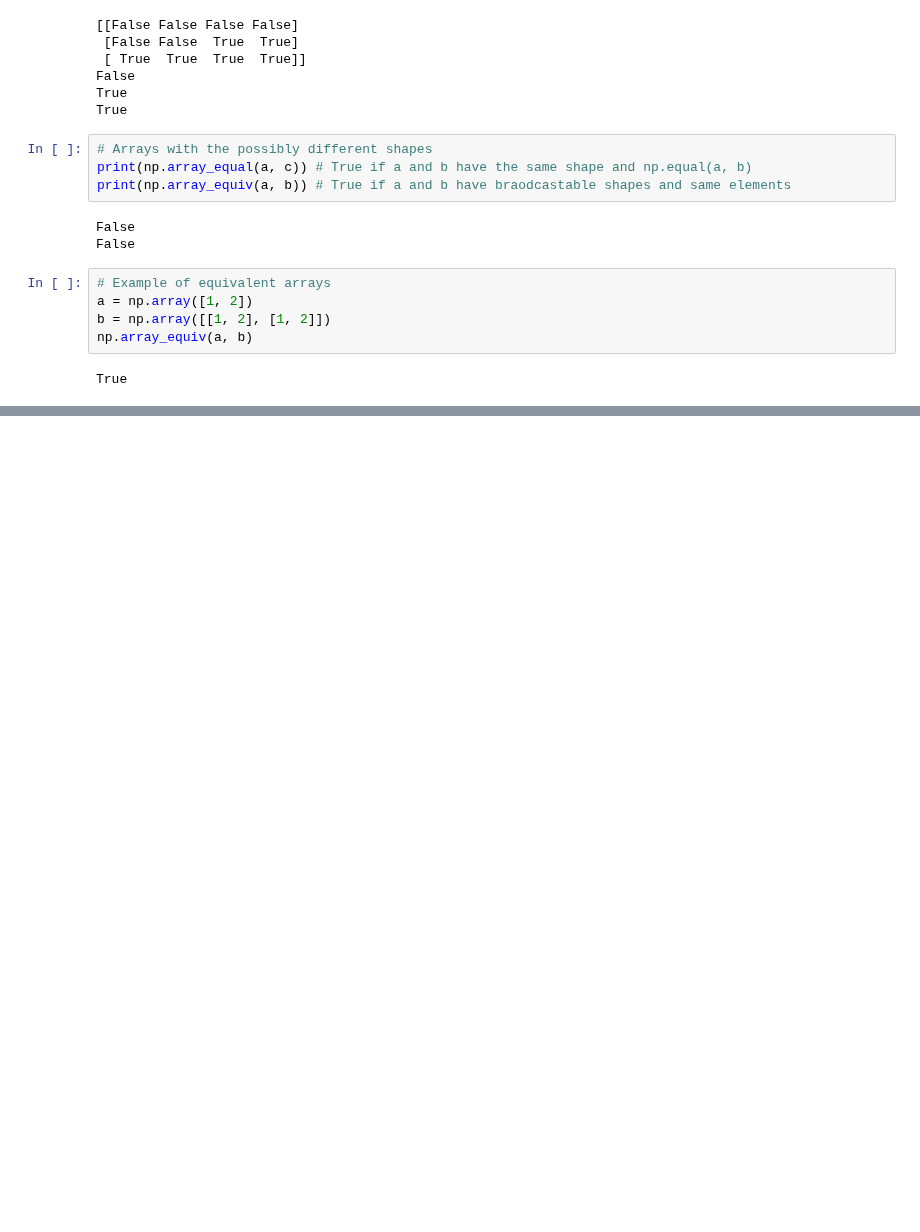
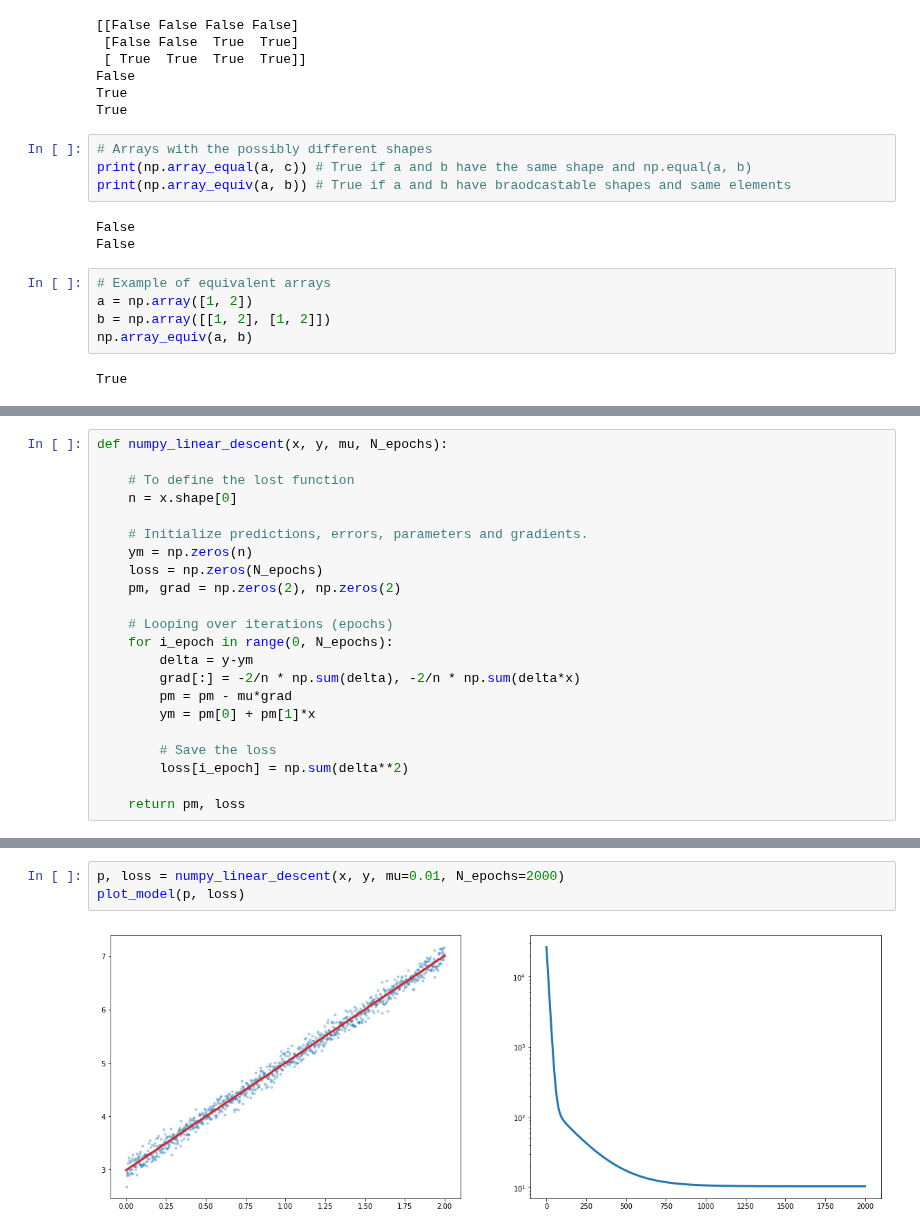
Before and after one commit to rmadar/lecture-python, a Jupyter notebook: lectures/2-NumpyIntroduction.ipynb, the cells around one changed output, grey strips where cells are left out. Drawn from its saved outputs; the diff is of its cells as text; blank space fills up the shorter version.

```diff
--- a/lectures/2-NumpyIntroduction.ipynb
+++ b/lectures/2-NumpyIntroduction.ipynb
@@ -514,0 +609,22 @@ True
+# %%
+def numpy_linear_descent(x, y, mu, N_epochs):
+
+    # To define the lost function
+    n = x.shape[0]
+
+    # Initialize predictions, errors, parameters and gradients.
+    ym = np.zeros(n)
+    loss = np.zeros(N_epochs)
+    pm, grad = np.zeros(2), np.zeros(2)
+
+    # Looping over iterations (epochs)
+    for i_epoch in range(0, N_epochs):
+        delta = y-ym
+        grad[:] = -2/n * np.sum(delta), -2/n * np.sum(delta*x)
+        pm = pm - mu*grad
+        ym = pm[0] + pm[1]*x
+
+        # Save the loss
+        loss[i_epoch] = np.sum(delta**2)
+
+    return pm, loss
@@ -514,0 +635,5 @@ True
+# %%
+p, loss = numpy_linear_descent(x, y, mu=0.01, N_epochs=2000)
+plot_model(p, loss)
+# %% [output]
+[figure, added]
```
Also changed, not shown: parts of 27 cells of this notebook, 1 other file.
